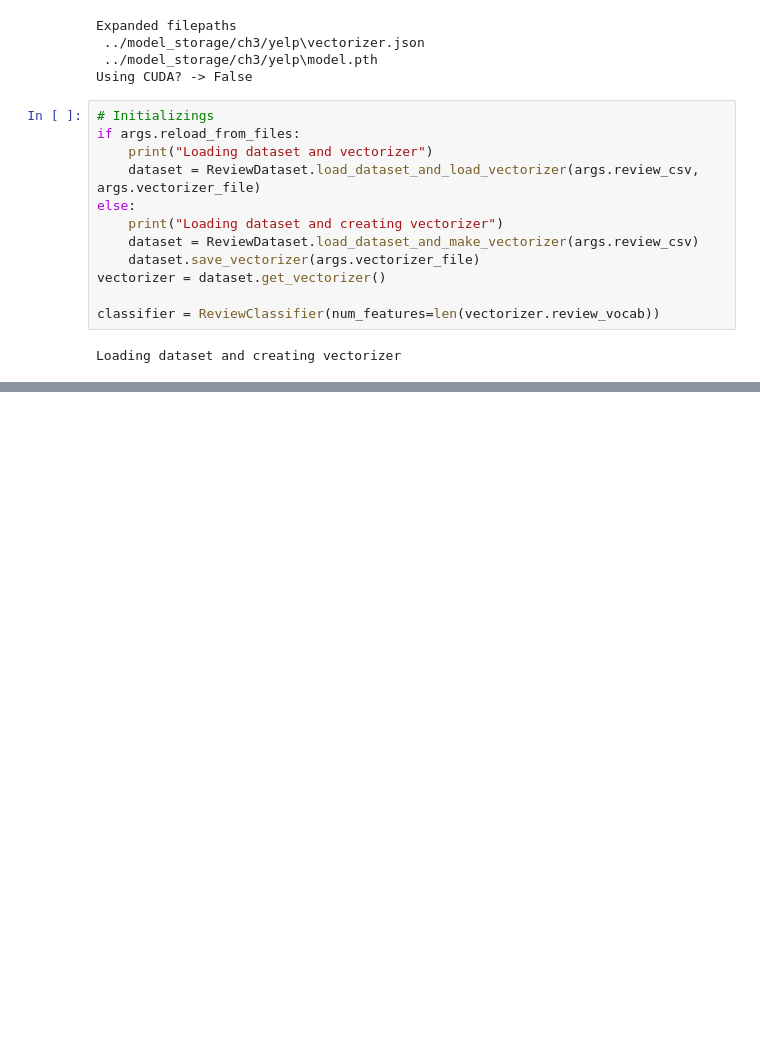
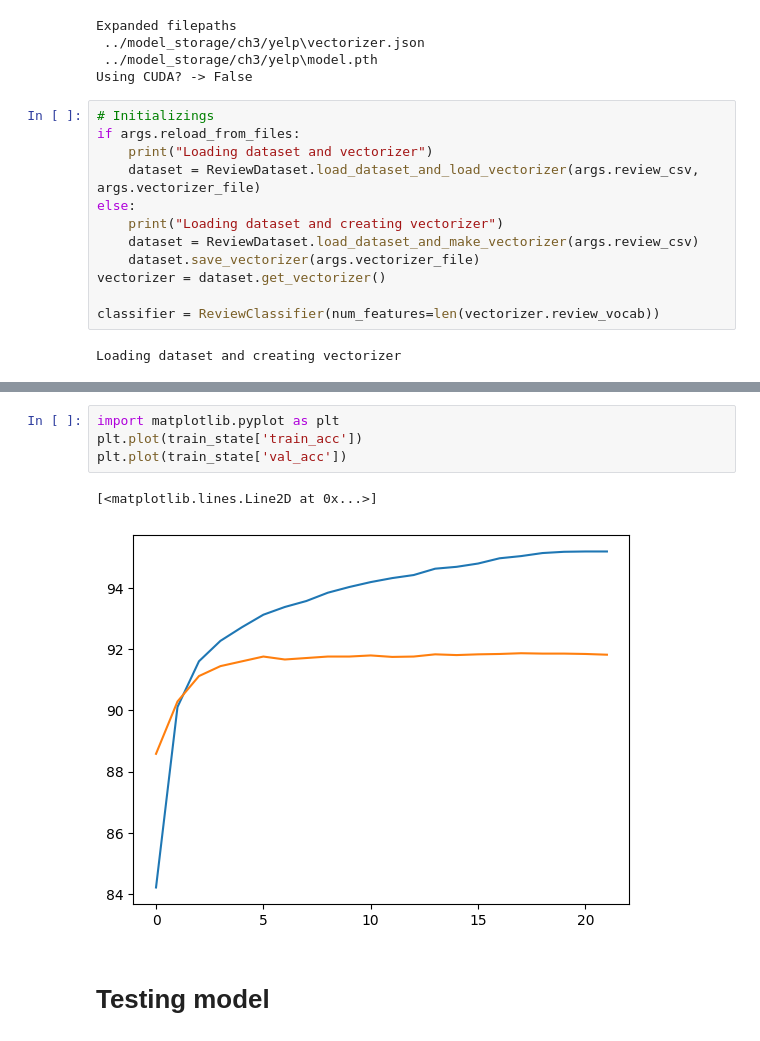
Before and after one commit to Lamantin12/NLP_with_PyTorch_book, a Jupyter notebook: 3_chapter/yelp_reviews_classifying.ipynb, the cells around one changed output, grey strips where cells are left out. Saved outputs shown, nothing was run; the diff lists cells and outputs as text; blank space fills up the shorter version.

```diff
--- a/3_chapter/yelp_reviews_classifying.ipynb
+++ b/3_chapter/yelp_reviews_classifying.ipynb
@@ -560,3 +560,12 @@ except KeyboardInterrupt:
     print("Key exiting loop")
 # %% [output]
 Key exiting loop
+# %%
+import matplotlib.pyplot as plt
+plt.plot(train_state['train_acc'])
+plt.plot(train_state['val_acc'])
+# %% [output]
+[<matplotlib.lines.Line2D at 0x...>]
+[figure, added]
+# %% [markdown]
+# Testing model
```
Also changed, not shown: parts of 8 cells of this notebook, 3 other files.
